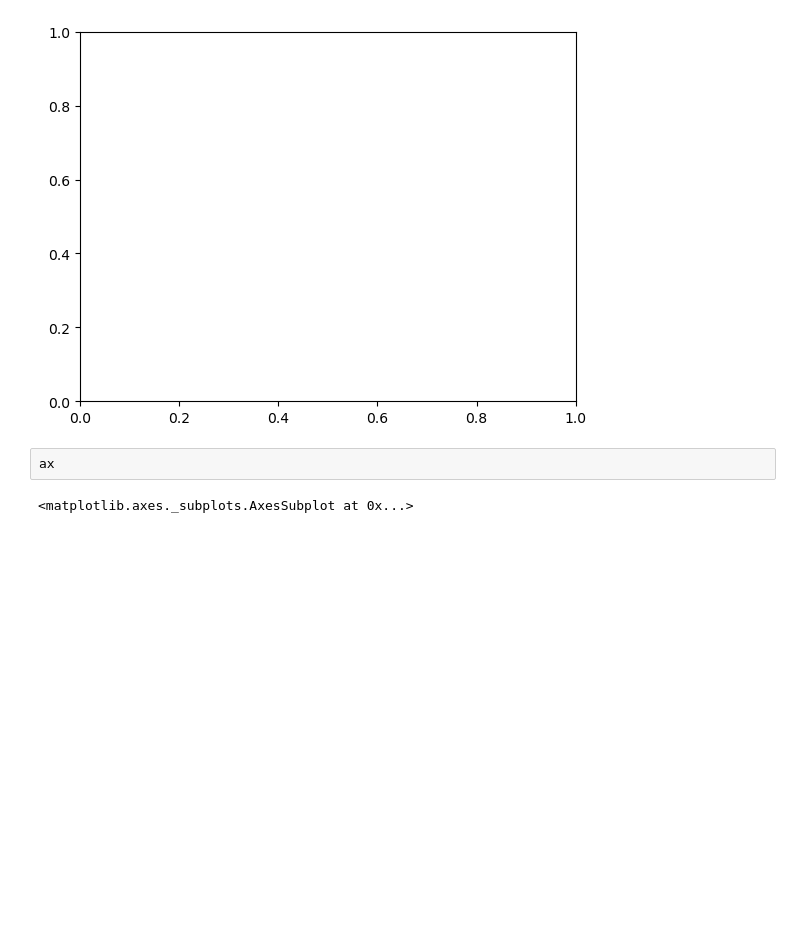
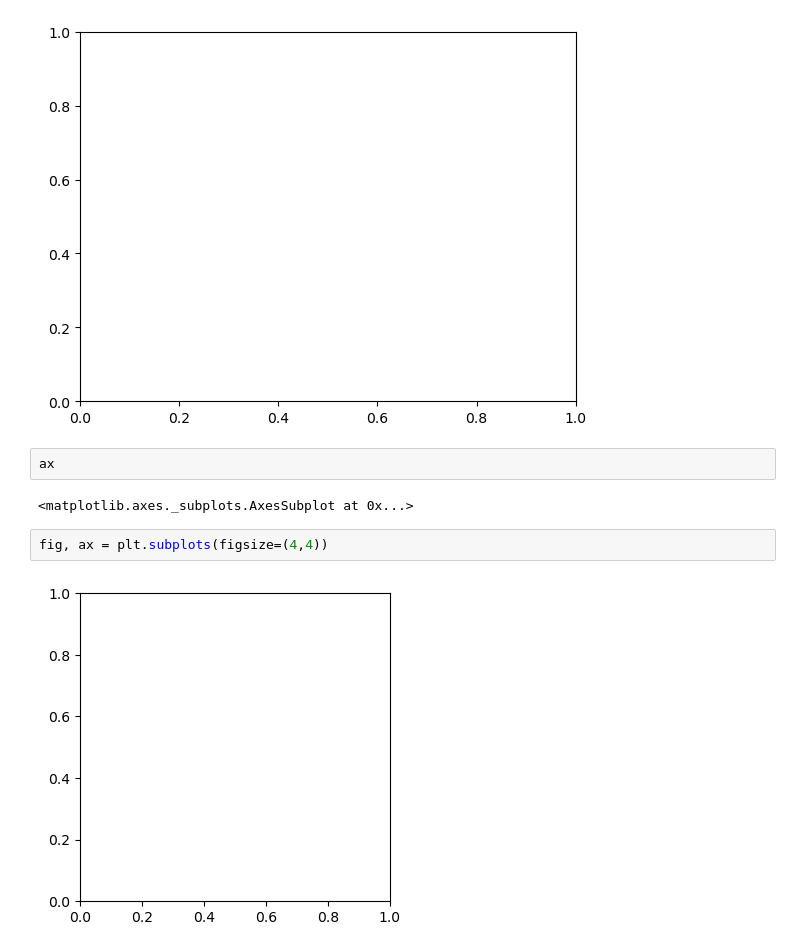
Before and after one commit to UIUC-iSchool-DataViz/is445_oauoag_spring2023, a Jupyter notebook: week02/inClass_week02.ipynb, the cells around one changed output. Drawn from its saved outputs; the diff is of its cells as text; blank space fills up the shorter version.

```diff
--- a/week02/inClass_week02.ipynb
+++ b/week02/inClass_week02.ipynb
@@ -89,3 +89,7 @@ fig, ax = plt.subplots()
 ax
 # %% [output]
 <matplotlib.axes._subplots.AxesSubplot at 0x...>
+# %%
+fig, ax = plt.subplots(figsize=(4,4))
+# %% [output]
+[figure, added]
```
